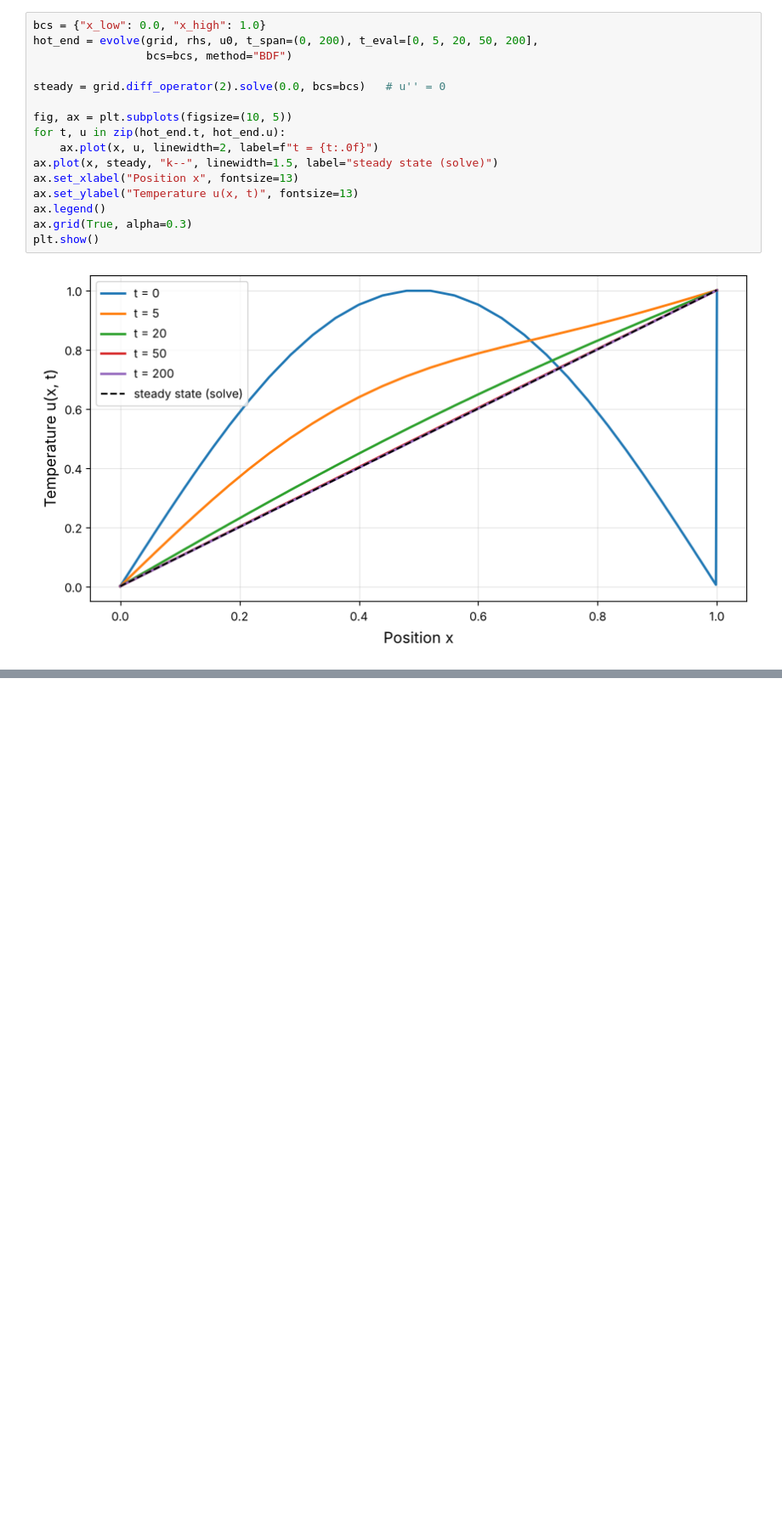
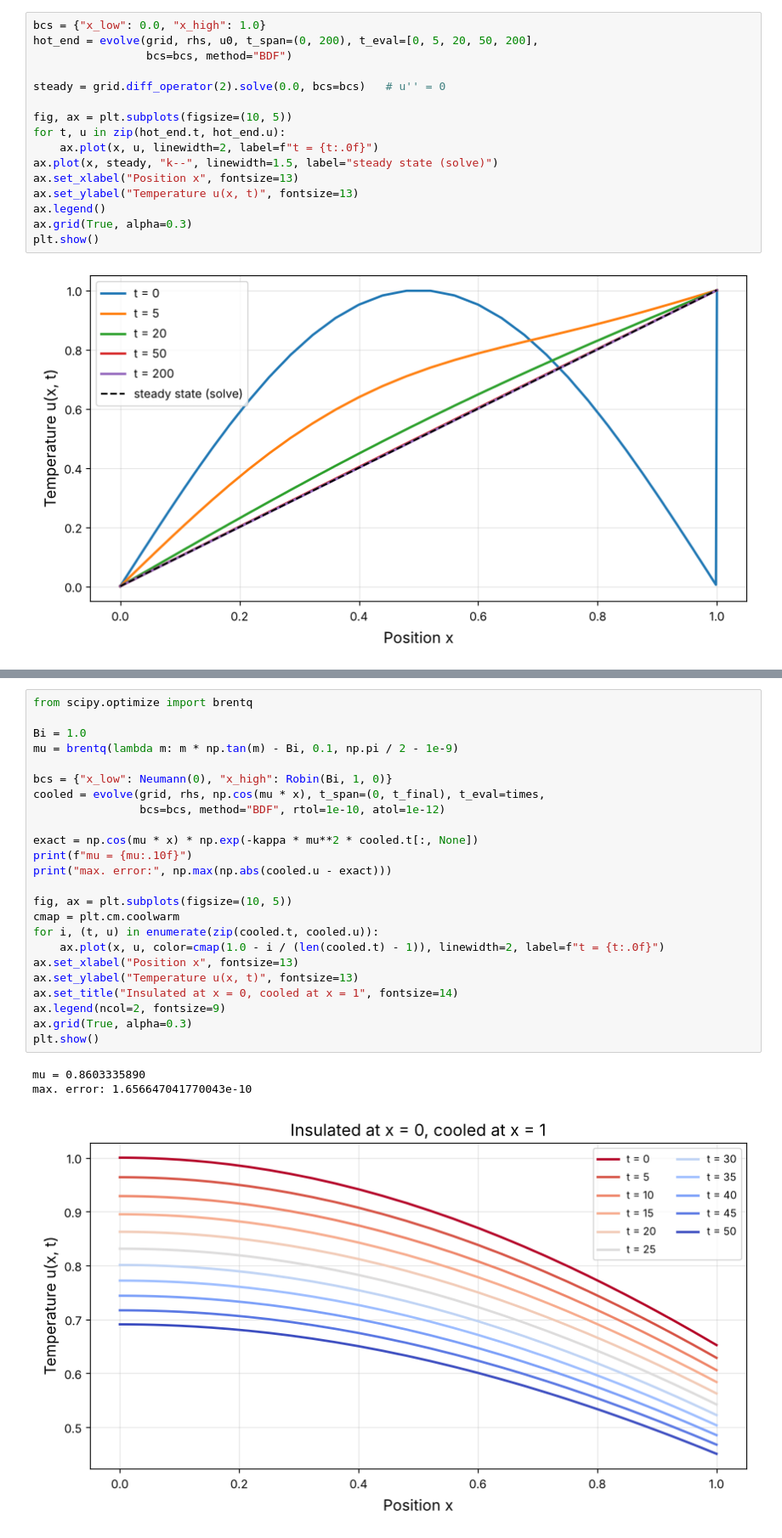
Before and after one commit to maroba/numgrids, a Jupyter notebook: examples/heat-equation-rod.ipynb, the cells around one changed output, grey strips where cells are left out. Shown at 85% size. Saved outputs shown, nothing was run; the diff lists cells and outputs as text; blank space fills up the shorter version.

```diff
--- a/examples/heat-equation-rod.ipynb
+++ b/examples/heat-equation-rod.ipynb
@@ -172,0 +190,28 @@ plt.show()
+# %%
+from scipy.optimize import brentq
+
+Bi = 1.0
+mu = brentq(lambda m: m * np.tan(m) - Bi, 0.1, np.pi / 2 - 1e-9)
+
+bcs = {"x_low": Neumann(0), "x_high": Robin(Bi, 1, 0)}
+cooled = evolve(grid, rhs, np.cos(mu * x), t_span=(0, t_final), t_eval=times,
+                bcs=bcs, method="BDF", rtol=1e-10, atol=1e-12)
+
+exact = np.cos(mu * x) * np.exp(-kappa * mu**2 * cooled.t[:, None])
+print(f"mu = {mu:.10f}")
+print("max. error:", np.max(np.abs(cooled.u - exact)))
+
+fig, ax = plt.subplots(figsize=(10, 5))
+cmap = plt.cm.coolwarm
+for i, (t, u) in enumerate(zip(cooled.t, cooled.u)):
+    ax.plot(x, u, color=cmap(1.0 - i / (len(cooled.t) - 1)), linewidth=2, label=f"t = {t:.0f}")
+ax.set_xlabel("Position x", fontsize=13)
+ax.set_ylabel("Temperature u(x, t)", fontsize=13)
+ax.set_title("Insulated at x = 0, cooled at x = 1", fontsize=14)
+ax.legend(ncol=2, fontsize=9)
+ax.grid(True, alpha=0.3)
+plt.show()
+# %% [output]
+mu = 0.8603335890
+max. error: 1.656647041770043e-10
+[figure, added]
```
Also changed, not shown: parts of 4 cells of this notebook, 24 other files.
